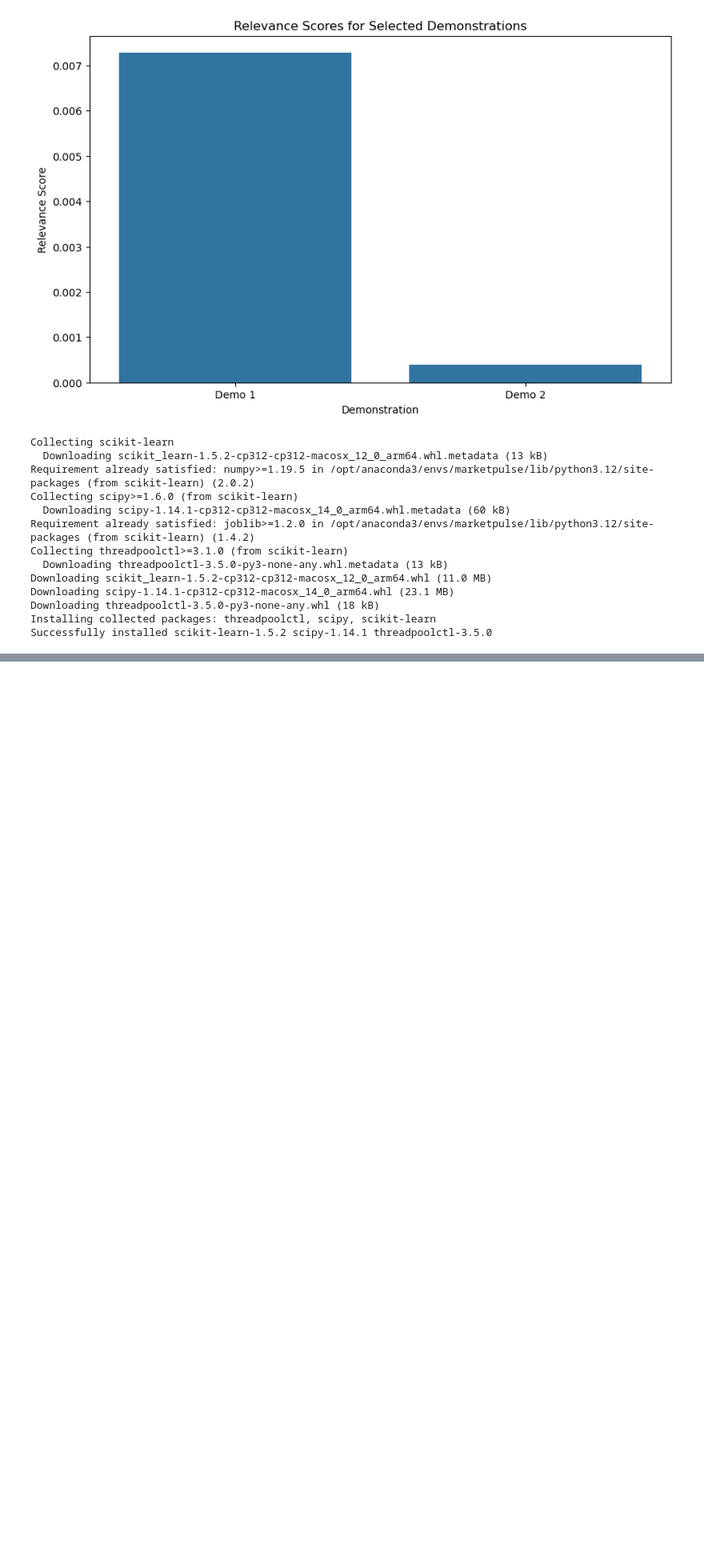
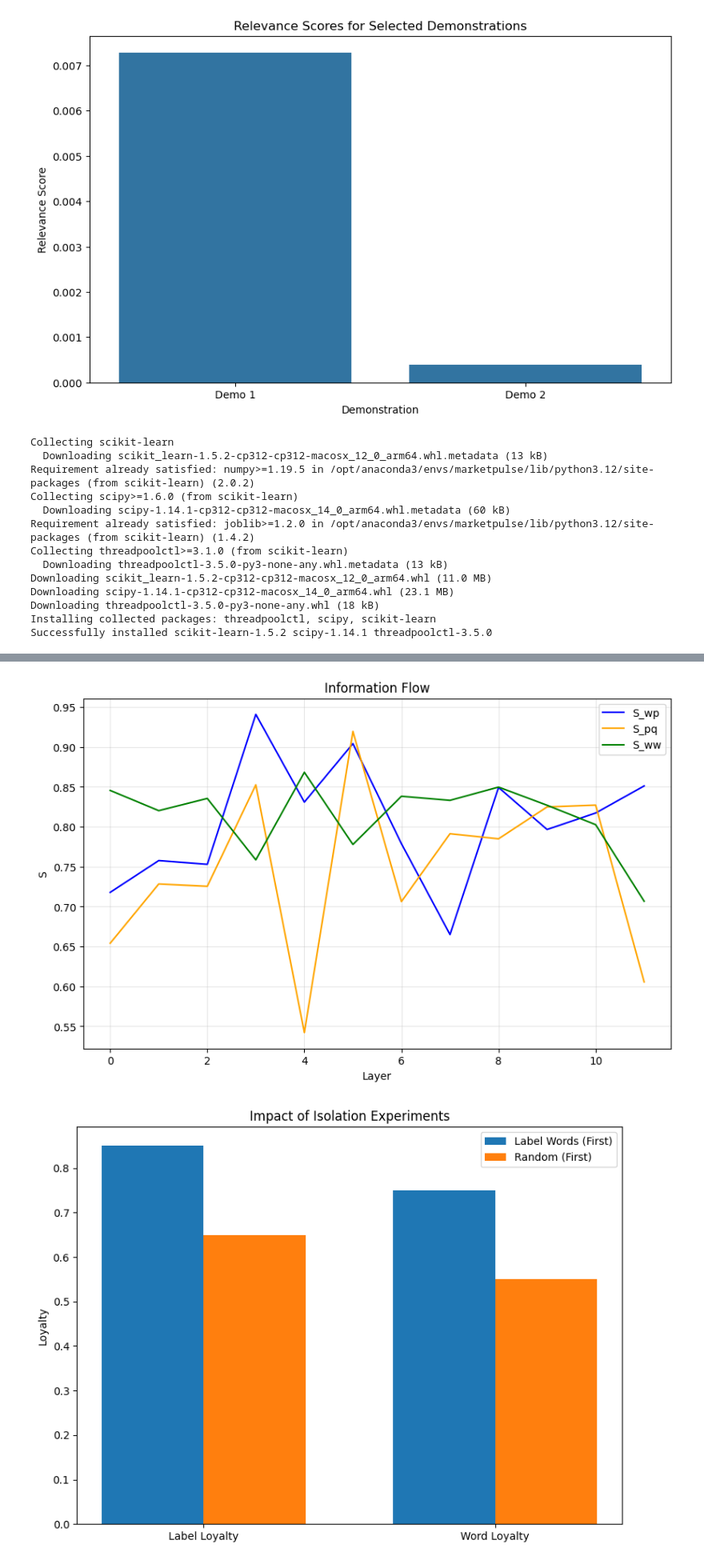
Before and after one commit to h0ngxuanli/InContextLab, a Jupyter notebook: exmaples/latent_concept.ipynb, the cells around one changed output, grey strips where cells are left out. Shown: that part at 80% size. Cells and saved outputs as stored; diff of their text form; code cells hidden in the pictures; blank space fills up the shorter version.

```diff
--- a/exmaples/latent_concept.ipynb
+++ b/exmaples/latent_concept.ipynb
@@ -740,0 +1600,35 @@ Successfully installed scikit-learn-1.5.2 scipy-1.14.1 threadpoolctl-3.5.0
+# %%
+# Simulated attention matrices and loss
+seq_len, num_heads, num_layers, batch_size = 10, 8, 12, 1
+attention_matrices = [torch.randn(batch_size, num_heads, seq_len, seq_len, requires_grad=True) for _ in range(num_layers)]
+loss = torch.tensor(2.5, requires_grad=True)
+
+# Label and target positions
+class_positions = torch.tensor([3, 5])  # Example label word positions
+target_position = 9  # Example target position
+
+# Compute saliency and flow metrics
+analyzer = SaliencyAnalyzer()
+saliency_scores = analyzer.compute_saliency_scores(attention_matrices, loss)
+metrics = analyzer.compute_flow_metrics(saliency_scores, class_positions, target_position)
+
+# Visualize information flow
+layers = list(range(num_layers))
+ICLVisualizer.plot_information_flow(
+    layers, metrics["S_wp"], metrics["S_pq"], metrics["S_ww"], title="Information Flow"
+)
+
+# Simulate information blocking and visualize loyalty impact
+blocker = InformationBlocker()
+blocked_matrices = blocker.block_label_connections(attention_matrices, [3, 5], layers_to_block=[0, 1, 2])
+
+# Loyalty metrics (example placeholders)
+loyalty_metrics = {
+    "label_first": [0.85, 0.75],
+    "random_first": [0.65, 0.55]
+}
+
+ICLVisualizer.plot_isolation_impact(loyalty_metrics, title="Impact of Isolation Experiments")
+# %% [output]
+[figure, added]
+[figure, added]
```
Also changed, not shown: parts of 11 cells of this notebook, 23 other files.
